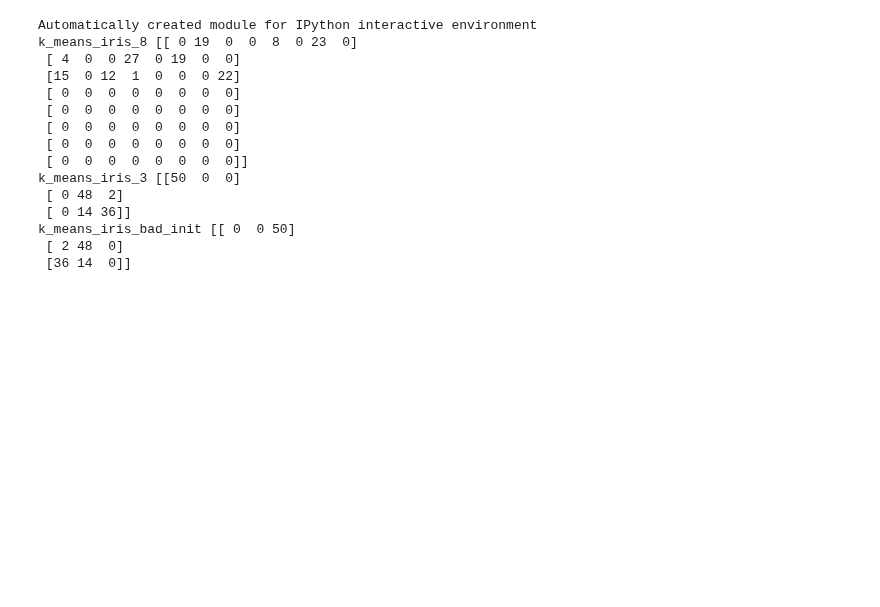
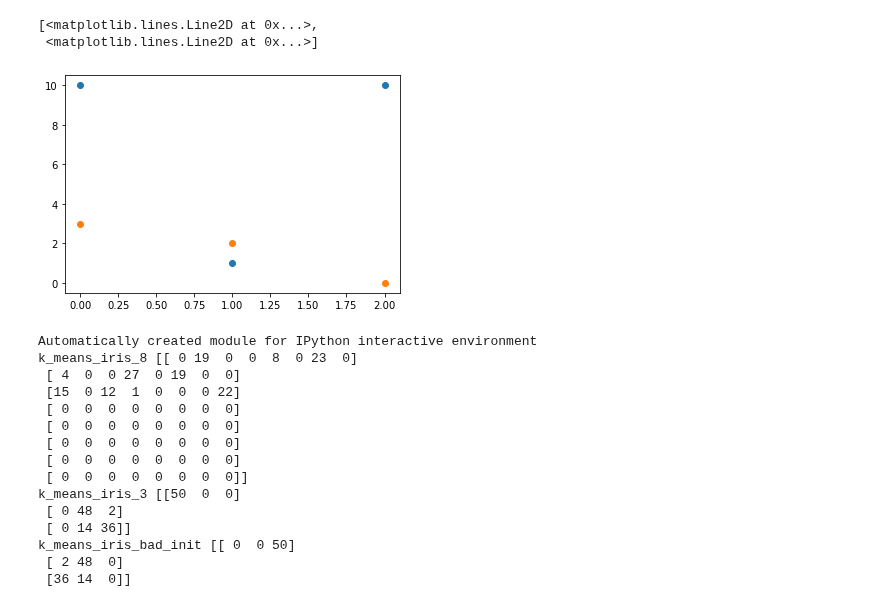
Before and after one commit to rrwabina/RADI608, a Jupyter notebook: Python Lectures/06 KMeans/scripts/kmeans.ipynb, the cells around one changed output. Drawn from its saved outputs; the diff is of its cells as text; code cells hidden in the pictures; blank space fills up the shorter version.

```diff
--- a/Python Lectures/06 KMeans/scripts/kmeans.ipynb
+++ b/Python Lectures/06 KMeans/scripts/kmeans.ipynb
@@ -1,3 +1,19 @@
+# %%
+from sklearn.cluster import KMeans
+import numpy as np
+import matplotlib.pyplot as plt
+
+X = np.array([[1, 2], [1, 4], [1, 0], [10, 2], [10, 4], [10, 0]])
+kmeans = KMeans(n_clusters = 3, random_state=0).fit(X)
+kmeans.labels_
+
+kmeans.predict([[0, 0], [12, 3]]) #Predict unlabeled data
+
+plt.plot(kmeans.cluster_centers_, 'o')
+# %% [output]
+[<matplotlib.lines.Line2D at 0x...>,
+ <matplotlib.lines.Line2D at 0x...>]
+[figure, added]
 # %%
 print(__doc__)
 
```
Also changed, not shown: parts of 1 cell of this notebook, 1 other file.
